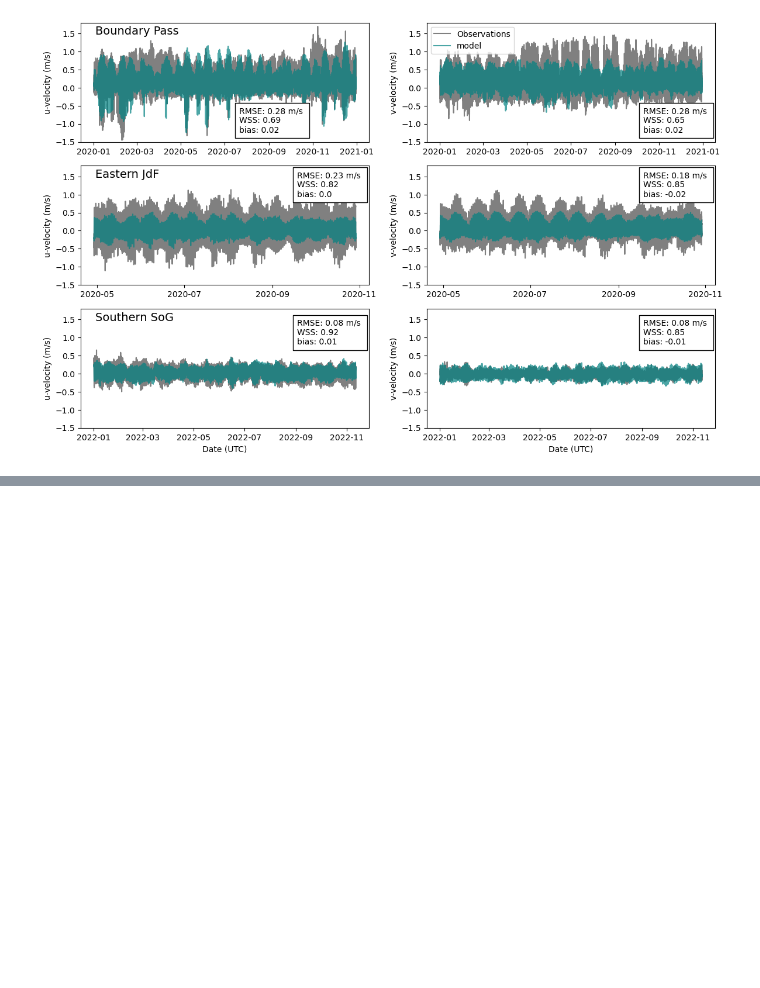
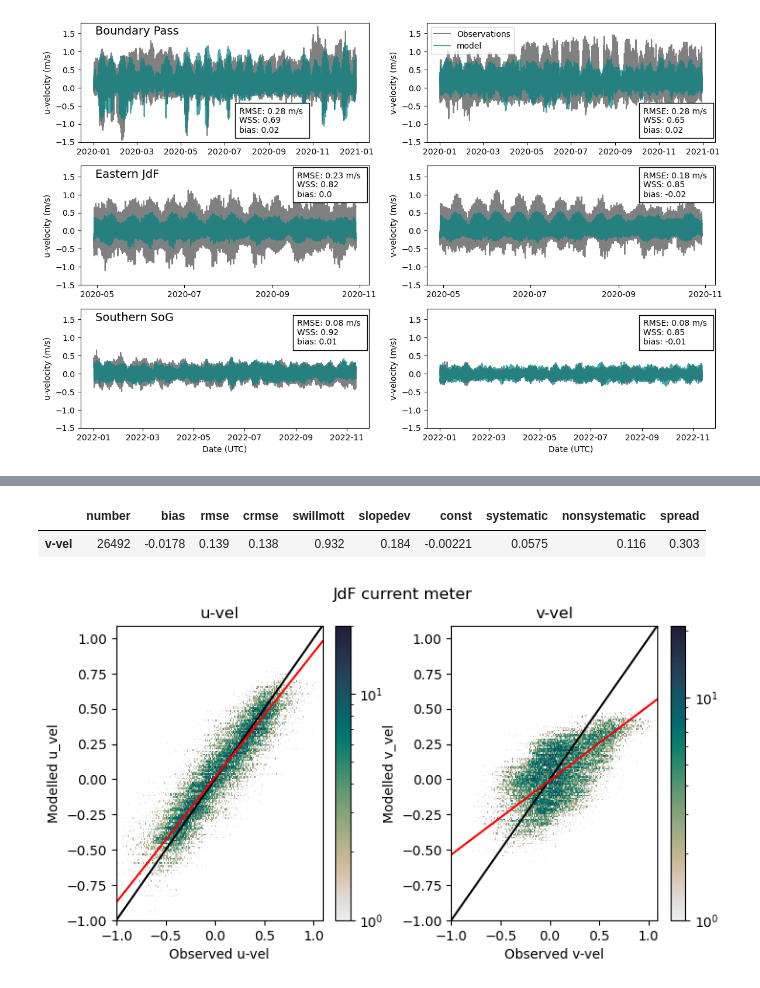
Before and after one commit to SalishSeaCast/analysis-camryn, a Jupyter notebook: notebooks/model_evals/model_eval_currents.ipynb, the cells around one changed output, grey strips where cells are left out. Cells and saved outputs as stored; diff of their text form; code cells hidden in the pictures; blank space fills up the shorter version.

Commit message:
match currents with shallower depth box

```diff
--- a/notebooks/model_evals/model_eval_currents.ipynb
+++ b/notebooks/model_evals/model_eval_currents.ipynb
@@ -1509,0 +1692,17 @@ fig.savefig('/ocean/cstang/MOAD/analysis-camryn/Figures/model_eval_currents.png'
+# %%
+data_uvel_jdf_v2['mod_east_vel'] = data_uvel_jdf_v2['mod_vozocrtx']*np.cos(np.deg2rad(29)) - data_vvel_jdf_v2['mod_vomecrty']*np.sin(np.deg2rad(29))
+data_vvel_jdf_v2['mod_north_vel'] = data_uvel_jdf_v2['mod_vozocrtx']*np.sin(np.deg2rad(29)) + data_vvel_jdf_v2['mod_vomecrty']*np.cos(np.deg2rad(29))
+
+modn = 'mod_east_vel'
+obsn = 'current_velocity_east'
+
+d_uvel_jdf_v2 = get_stats(filter_bad_data(data_uvel_jdf_v2),'u-vel' , idepth, jdepth, 'all_depths', reverse=False,string='')
+
+modn = 'mod_north_vel'
+obsn = 'current_velocity_north'
+
+data_vvel_jdf_v2 = data_vvel_jdf_v2[data_vvel_jdf_v2['mod_north_vel'].notna()]
+d_vvel_jdf_v2 = get_stats(filter_bad_data(data_vvel_jdf_v2),'v-vel' , idepth, jdepth, 'all_depths', reverse=False,string='')
+
+display(d_uvel_jdf_v2.style.format(myformat).apply(highlight_max_min))
+display(d_vvel_jdf_v2.style.format(myformat).apply(highlight_max_min))
@@ -1509,0 +1714,38 @@ fig.savefig('/ocean/cstang/MOAD/analysis-camryn/Figures/model_eval_currents.png'
+# %%
+vmax = 1.1
+vmin = -1
+
+fig,[ax,ax2] = plt.subplots(1,2,figsize=(8,4))
+
+counts, xedges, yedges, color = ax.hist2d( data_uvel_jdf_v2['current_velocity_east'],data_uvel_jdf_v2['mod_east_vel'],
+                                           bins=np.arange(vmin, vmax, dbin), norm=LogNorm(),cmap=cmap);
+ax.set_xlabel(f'Observed u-vel')
+ax.set_ylabel(f'Modelled u_vel')
+fig.colorbar(color, ax=ax)
+ax.plot(np.arange(vmin,vmax,0.01),np.arange(vmin,vmax,0.01),color='k')
+a1,b1,stm,nstm = wolfram_perp(data_uvel_jdf_v2,'current_velocity_east','mod_east_vel')
+line = a1+np.arange(vmin, vmax, 0.01)*b1
+# slope,intercept = np.polyfit(data_uvel['i_vel'],data_uvel['mod_vozocrtx'],1)
+# line = slope*np.arange(vmin,vmax,0.01)+intercept
+ax.plot(np.arange(vmin,vmax,0.01),line,'r')
+ax.set_title('u-vel')
+
+counts, xedges, yedges, color = ax2.hist2d( data_vvel_jdf_v2['current_velocity_north'],data_vvel_jdf_v2['mod_vomecrty'],
+                                           bins=np.arange(vmin, vmax, dbin), norm=LogNorm(),cmap=cmap);
+ax2.set_xlabel(f'Observed v-vel')
+ax2.set_ylabel(f'Modelled v_vel')
+fig.colorbar(color, ax=ax2)
+ax2.plot(np.arange(vmin,vmax,0.01),np.arange(vmin,vmax,0.01),color='k')
+a1,b1,stm,nstm = wolfram_perp(data_vvel_jdf_v2,'current_velocity_north','mod_vomecrty')
+line = a1+np.arange(vmin, vmax, 0.01)*b1
+ax2.plot(np.arange(vmin,vmax,0.01),line,'r')
+ax2.set_title('v-vel')
+fig.suptitle('JdF current meter')
+fig.subplots_adjust(wspace=0.3)
+
+display(d_vvel_jdf_v2.style.format(myformat).apply(highlight_max_min))
+# d_uvel_jdf_v2.style.format(myformat).apply(highlight_max_min)
+# %% [output]
+|  | number | bias | rmse | crmse | swillmott | slopedev | const | systematic | nonsystematic | spread |
+| v-vel | 26492 | -0.0178 | 0.139 | 0.138 | 0.932 | 0.184 | -0.00221 | 0.0575 | 0.116 | 0.303 |
+[figure, added]
```
Also changed, not shown: parts of 64 cells of this notebook.
